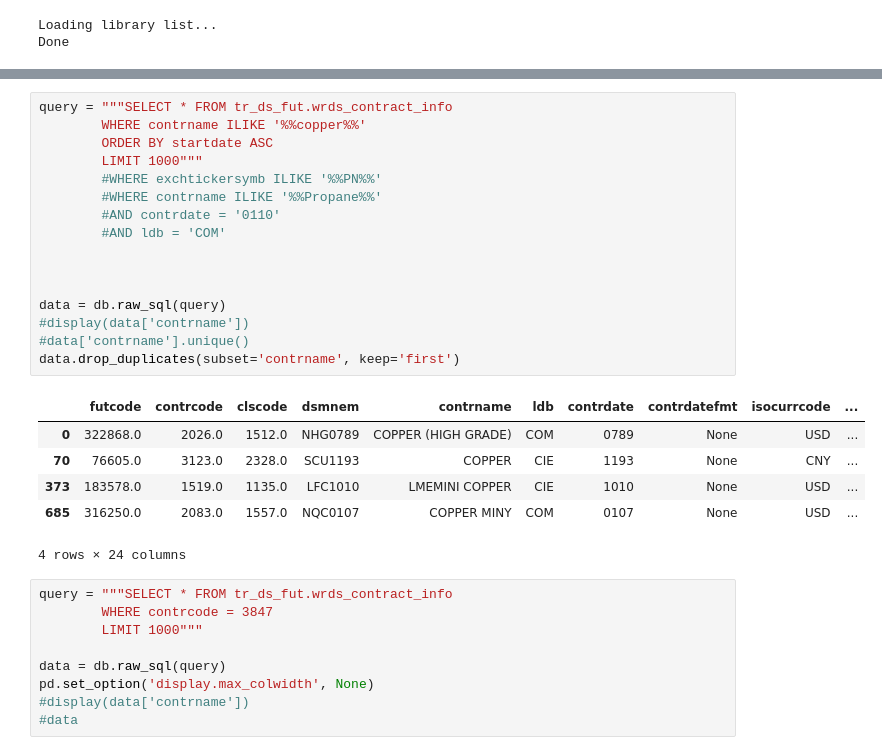
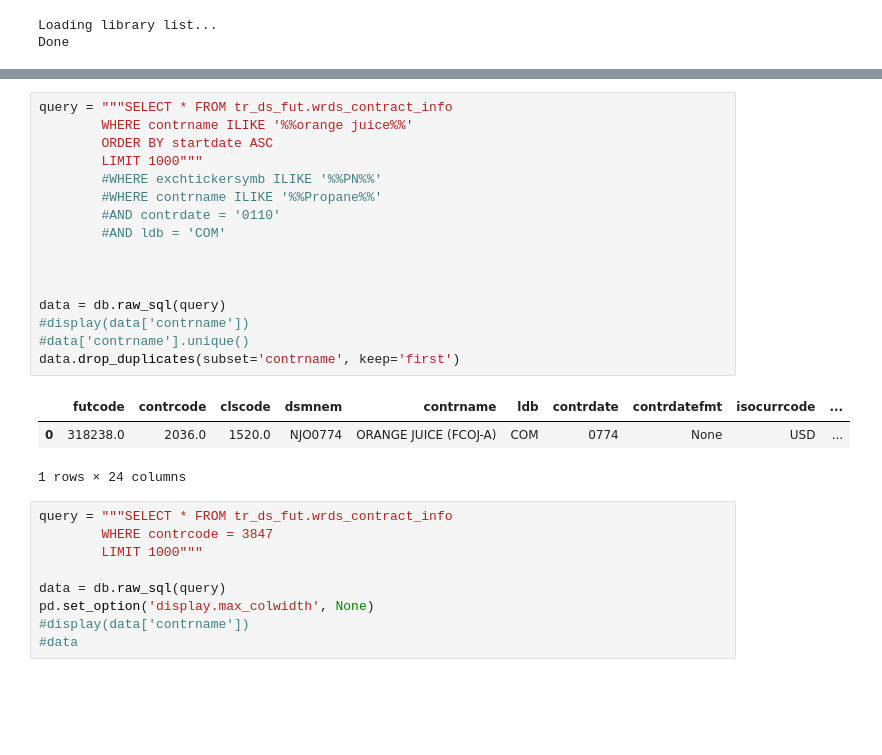
Before and after one commit to kyleparran/final_project_group_09, a Jupyter notebook: notebooks/pull_futures_data_test.ipynb, the cells around one changed output, grey strips where cells are left out. Cells and saved outputs as stored; diff of their text form; blank space fills up the shorter version.

```diff
--- a/notebooks/pull_futures_data_test.ipynb
+++ b/notebooks/pull_futures_data_test.ipynb
@@ -37,27 +37,24 @@ Approximately 435664 rows in tr_ds_fut.wrds_contract_info.
 | 23 | trdmonths | True | VARCHAR(30) | Trading Cycle Months |
 # %%
 query = """SELECT * FROM tr_ds_fut.wrds_contract_info
-        WHERE contrname ILIKE '%%copper%%'
+        WHERE contrname ILIKE '%%orange juice%%'
         ORDER BY startdate ASC
         LIMIT 1000"""
         #WHERE exchtickersymb ILIKE '%%PN%%'
         #WHERE contrname ILIKE '%%Propane%%'
         #AND contrdate = '0110'
         #AND ldb = 'COM'
 
 
 
 data = db.raw_sql(query)
 #display(data['contrname'])
 #data['contrname'].unique()
 data.drop_duplicates(subset='contrname', keep='first')
 # %% [output]
 |  | futcode | contrcode | clscode | dsmnem | contrname | ldb | contrdate | contrdatefmt | isocurrcode | ... |
-| 0 | 322868.0 | 2026.0 | 1512.0 | NHG0789 | COPPER (HIGH GRADE) | COM | 0789 | None | USD | ... |
-| 70 | 76605.0 | 3123.0 | 2328.0 | SCU1193 | COPPER | CIE | 1193 | None | CNY | ... |
-| 373 | 183578.0 | 1519.0 | 1135.0 | LFC1010 | LMEMINI COPPER | CIE | 1010 | None | USD | ... |
-| 685 | 316250.0 | 2083.0 | 1557.0 | NQC0107 | COPPER MINY | COM | 0107 | None | USD | ... |
+| 0 | 318238.0 | 2036.0 | 1520.0 | NJO0774 | ORANGE JUICE (FCOJ-A) | COM | 0774 | None | USD | ... |
-4 rows × 24 columns
+1 rows × 24 columns
 # %%
 query = """SELECT * FROM tr_ds_fut.wrds_contract_info
         WHERE contrcode = 3847
```
Also changed, not shown: parts of 1 cell of this notebook, 2 other files.
